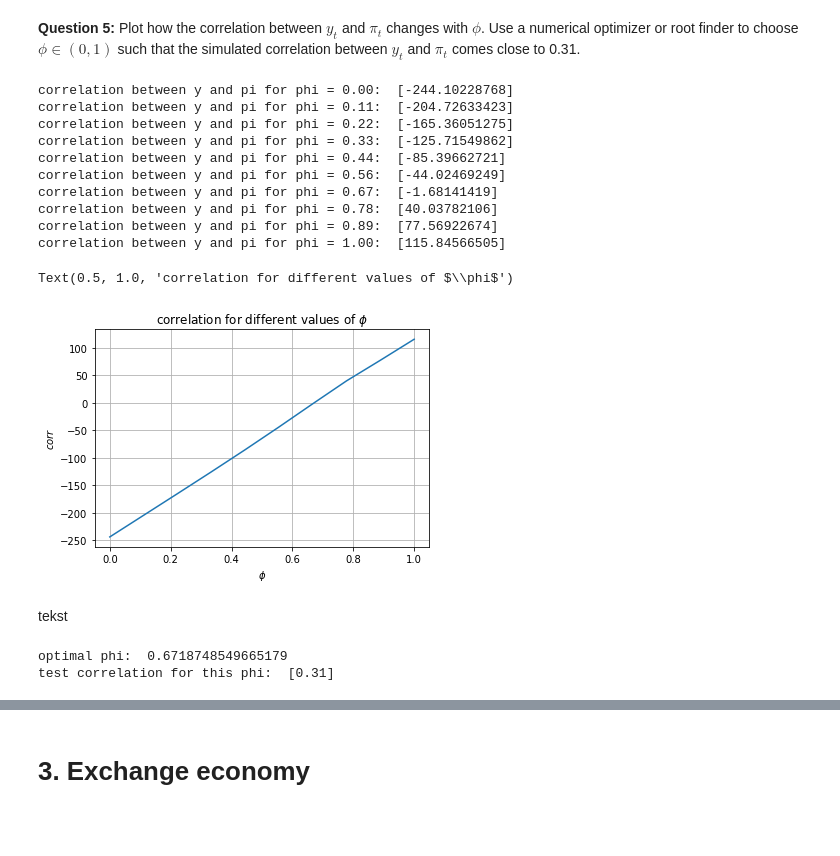
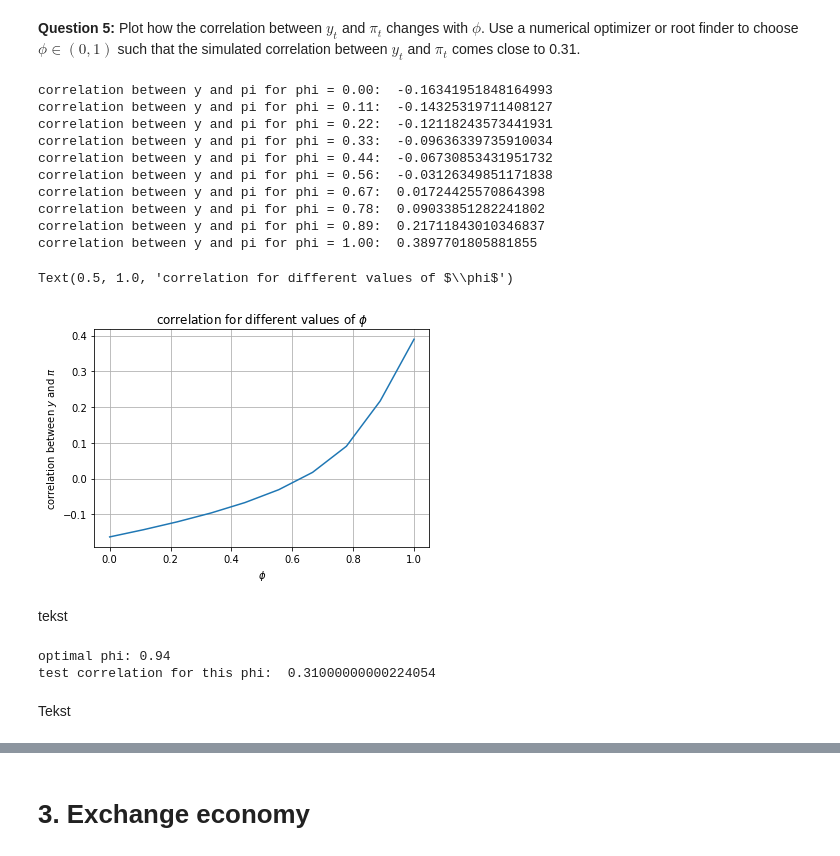
Before and after one commit to NumEconCopenhagen/projects-2019-pbj, a Jupyter notebook: examproject/Examproject/examproject.ipynb, the cells around one changed output, grey strips where cells are left out. Saved outputs shown, nothing was run; the diff lists cells and outputs as text; code cells hidden in the pictures; blank space fills up the shorter version.

```diff
--- a/examproject/Examproject/examproject.ipynb
+++ b/examproject/Examproject/examproject.ipynb
@@ -125,42 +136,47 @@ def v1(l1, w, b, rho, gamma, h1, Delta, beta, v2_interp):
 # %% [markdown]
 **Question 1:** Solve the model in period 2 and illustrate the solution (including labor supply as a function of human capital).
 # %%
-# Question 1: solve model in period 2
+# a. create function to solve the problem in period 2
 def solve_period_2(rho, w, b, h_vec, gamma, Delta):
+    """
+    returns the labor supply and utility in period 2 for different levels of human capital
 
-    # a. grids
+    parameters: see model description
+    """
+    # i. define grids
     v2_vec = np.empty(100)
     l2_vec = np.empty(100, dtype=int)
 
-    # b. solve for each h in grid
+    # ii. solve for each h in grid
     for i,h in enumerate(h_vec):
 
-        # i. compare v2 for l2 = 0 and l2 = 1 and return the l2 that maximizes v2
+        # 1. compare v2 for l2 = 0 and l2 = 1 and return the l2 that maximizes v2
         if (v2(0, w, b, h, rho, gamma) > v2(1, w, b, h, rho, gamma)) == True:
             l2_vec[i] = 0
         else:
             l2_vec[i] = 1
 
-        # ii. append the v2 value from the optimized l2
+        # 2. append the v2 value from the optimized l2 for each h
         v2_vec[i] = v2(l2_vec[i], w, b, h, rho, gamma)
 
     return v2_vec, l2_vec
 
+# b. use the function to solve the model in period 2
 v2_vec, l2_vec = solve_period_2(rho, w, b, h_vec, gamma, Delta)
 
-# illustrate period 2 solution
+# c. plot period 2 solution
 fig = plt.figure()
 ax = fig.add_subplot(1, 1, 1)
 ax.plot(h_vec, l2_vec)
 
-# set grids
+# d. set grids
 ax.grid()
 
-# v. set labels
+# e. set labels
 ax.set_ylabel('labor supply')
 ax.set_xlabel('human capital')
 
-# set title
+# f. set title
 ax.set_title('labor supply in period 2')
 # %% [output]
 Text(0.5, 1.0, 'labor supply in period 2')
@@ -542,56 +557,62 @@ Tekst
 # %%
 # plot correlation between y and pi for different phis.
 phi_q5 = np.linspace(0,1,10)
 
 # create a dictionary for the lists that come out of each simulation for each phi-value
 pi_dct = {}
 y_dct = {}
 corr = []
 for i,p in enumerate(phi_q5):
     pi_dct['pi_vec_q5_%s' % i], y_dct['y_vec_q5_%s' % i] = simulation(T, phi_q5[i])
-    corr.append(np.correlate(y_dct['y_vec_q5_%s' %i], pi_dct['pi_vec_q5_%s' % i]))
-    print(f'correlation between y and pi for phi = {p:.2f}: ', np.correlate(y_dct['y_vec_q5_%s' %i], pi_dct['pi_vec_q5_%s' % i]))
+    corr.append(np.corrcoef(y_dct['y_vec_q5_%s' %i], pi_dct['pi_vec_q5_%s' % i])[1,0])
+    print(f'correlation between y and pi for phi = {p:.2f}: ', np.corrcoef(y_dct['y_vec_q5_%s' %i], pi_dct['pi_vec_q5_%s' % i])[1,0])
 
 
 # plot
 fig = plt.figure()
 ax = fig.add_subplot(1, 1, 1)
 ax.plot(phi_q5, corr)
 
 # set grids
 ax.grid()
 
 # set labels
-ax.set_ylabel('$corr$')
+ax.set_ylabel('correlation between $y$ and $\pi$')
 ax.set_xlabel('$\phi$')
 
 # set title
 ax.set_title('correlation for different values of $\phi$')
 # %% [output]
-correlation between y and pi for phi = 0.00:  [-244.10228768]
-correlation between y and pi for phi = 0.11:  [-204.72633423]
-correlation between y and pi for phi = 0.22:  [-165.36051275]
-correlation between y and pi for phi = 0.33:  [-125.71549862]
-correlation between y and pi for phi = 0.44:  [-85.39662721]
-correlation between y and pi for phi = 0.56:  [-44.02469249]
-correlation between y and pi for phi = 0.67:  [-1.68141419]
-correlation between y and pi for phi = 0.78:  [40.03782106]
-correlation between y and pi for phi = 0.89:  [77.56922674]
-correlation between y and pi for phi = 1.00:  [115.84566505]
+correlation between y and pi for phi = 0.00:  -0.16341951848164993
+correlation between y and pi for phi = 0.11:  -0.14325319711408127
+correlation between y and pi for phi = 0.22:  -0.12118243573441931
+correlation between y and pi for phi = 0.33:  -0.09636339735910034
+correlation between y and pi for phi = 0.44:  -0.06730853431951732
+correlation between y and pi for phi = 0.56:  -0.03126349851171838
+correlation between y and pi for phi = 0.67:  0.01724425570864398
+correlation between y and pi for phi = 0.78:  0.09033851282241802
+correlation between y and pi for phi = 0.89:  0.21711843010346837
+correlation between y and pi for phi = 1.00:  0.3897701805881855
 Text(0.5, 1.0, 'correlation for different values of $\\phi$')
-[figure, old version]
+[figure, new version]
 # %% [markdown]
 tekst
 # %%
 # find phi so corr becomes close to 0.31
-obj = lambda phi: np.correlate(simulation(T, phi)[0], simulation(T, phi)[1]) - 0.31
 
-phi_opt = optimize.root_scalar(obj, x0=0.8, bracket=[0,1], method='bisect')
+# define objective
+obj = lambda phi: np.corrcoef(simulation(T, phi)[0], simulation(T, phi)[1])[1,0] - 0.31
+
+# optimize
+phi_opt = optimize.root_scalar(obj, x0 = 0.8, bracket = [0,1], method = 'bisect')
 
 # present result
 phi_opt = phi_opt.root
-print(f'optimal phi: ', phi_opt)
-print(f'test correlation for this phi: ', np.correlate(simulation(T, phi_opt)[0], simulation(T, phi_opt)[1]))
+print(f'optimal phi: {phi_opt:.2f}')
+# print(f'optimal phi: ', phi_opt)
+print(f'test correlation for this phi: ', np.corrcoef(simulation(T, phi_opt)[0], simulation(T, phi_opt)[1])[1,0])
 # %% [output]
-optimal phi:  0.6718748549665179
-test correlation for this phi:  [0.31]
+optimal phi: 0.94
+test correlation for this phi:  0.31000000000224054
+# %% [markdown]
+Tekst
```
Also changed, not shown: parts of 25 cells of this notebook.
